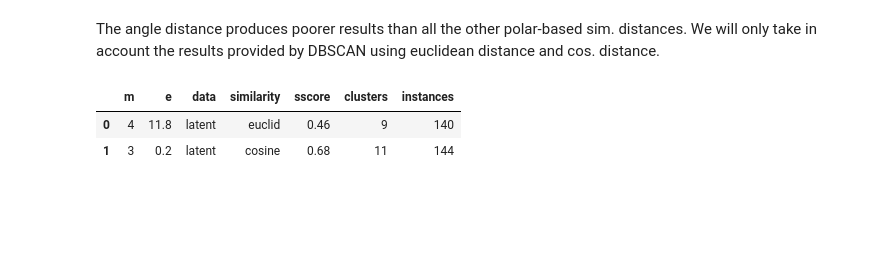
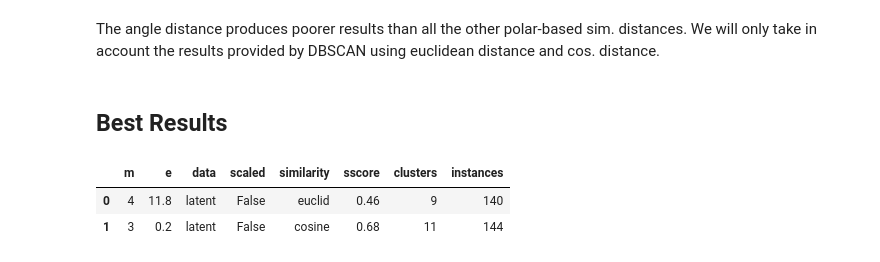
Before and after one commit to EstebanBrito/xai-ucm-unsup, a Jupyter notebook: notebooks/FeatsClustering.ipynb, the cells around one changed output. Drawn from its saved outputs; the diff is of its cells as text; code cells hidden in the pictures; blank space fills up the shorter version.

Commit message:
Standarized clustering processes

```diff
--- a/notebooks/FeatsClustering.ipynb
+++ b/notebooks/FeatsClustering.ipynb
@@ -246,8 +248,7 @@ dfi
 # %% [markdown]
 The better parameters for DBSCAN clustering seem to be min_samples=4 and epsilon_distance=11.8, giving a silhouette score of 0.46. This set of parameters groups 140 instances into 9 clusters, with an average of 15.5 instances per cluster.
 # %%
-dbscan_best_params = []
-dbscan_best_params.append([4, 11.8, 'latent', 'euclid', 0.46, 9, 140])
+dbscan_best_params.append([4, 11.8, 'latent', False, 'euclid', 0.46, 9, 140])
 # %% [markdown]
 ### Unscaled Data (Cosine similarity)
 # %%
@@ -287,7 +288,7 @@ dfi[0.2][3]
 # %% [markdown]
 We reach many good param. sets for DBSCAN clustering using cosine sim. distance. We´ll look more into the results generated by m=3 and e=0.2, that cluster 144 instances into 11 groups, with a SScore of 0.68
 # %%
-dbscan_best_params.append([3, 0.2, 'latent', 'cosine', 0.68, 11, 144])
+dbscan_best_params.append([3, 0.2, 'latent', False, 'cosine', 0.68, 11, 144])
 # %% [markdown]
 ### DBSCAN (Absolute Cosine Distance)
 # %%
@@ -378,11 +367,13 @@ dfs
 | 9 | None | NaN | NaN | NaN | NaN | NaN | NaN | NaN | NaN | NaN | NaN | ... |
 # %% [markdown]
 The angle distance produces poorer results than all the other polar-based sim. distances. We will only take in account the results provided by DBSCAN using euclidean distance and cos. distance.
+# %% [markdown]
+## Best Results
 # %%
 df = pd.DataFrame(dbscan_best_params,
-                  columns=['m', 'e', 'data', 'similarity', 'sscore', 'clusters', 'instances'])
+                  columns=['m', 'e', 'data', 'scaled', 'similarity', 'sscore', 'clusters', 'instances'])
 df
 # %% [output]
-|  | m | e | data | similarity | sscore | clusters | instances |
-| 0 | 4 | 11.8 | latent | euclid | 0.46 | 9 | 140 |
-| 1 | 3 | 0.2 | latent | cosine | 0.68 | 11 | 144 |
+|  | m | e | data | scaled | similarity | sscore | clusters | instances |
+| 0 | 4 | 11.8 | latent | False | euclid | 0.46 | 9 | 140 |
+| 1 | 3 | 0.2 | latent | False | cosine | 0.68 | 11 | 144 |
```
Also changed, not shown: parts of 6 cells of this notebook, 4 other files.
